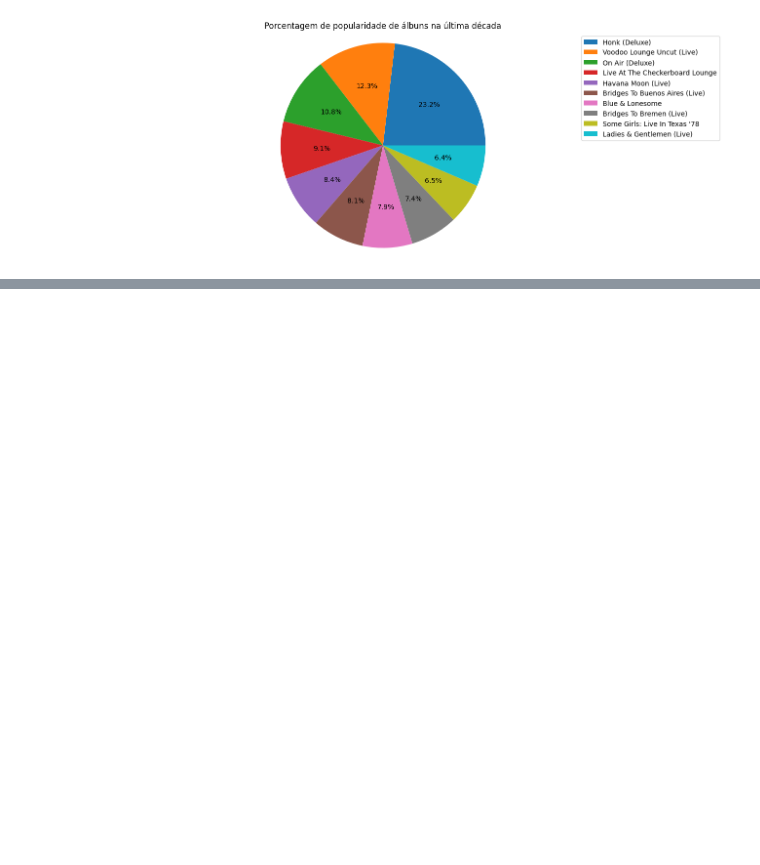
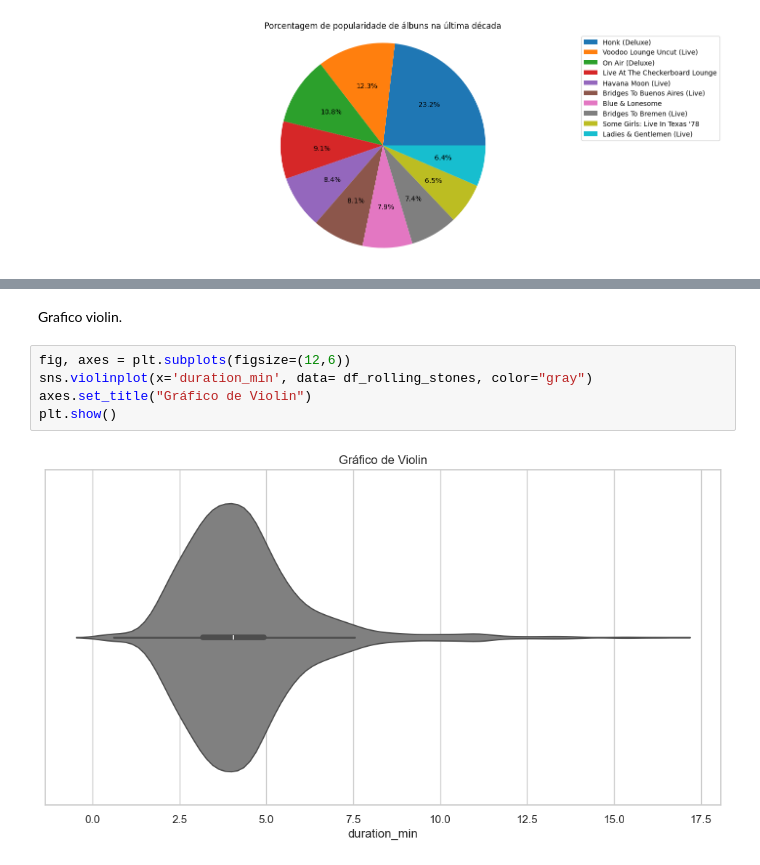
Before and after one commit to CorsiIsa/PosTech-Machine_Learng_And_Times_Series, a Jupyter notebook: analise_exploratoria.ipynb, the cells around one changed output, grey strips where cells are left out. Saved outputs shown, nothing was run; the diff lists cells and outputs as text; blank space fills up the shorter version.

```diff
--- a/analise_exploratoria.ipynb
+++ b/analise_exploratoria.ipynb
@@ -253,0 +269,9 @@ plt.show()
+# %% [markdown]
+Grafico violin.
+# %%
+fig, axes = plt.subplots(figsize=(12,6))
+sns.violinplot(x='duration_min', data= df_rolling_stones, color="gray")
+axes.set_title("Gráfico de Violin")
+plt.show()
+# %% [output]
+[figure, added]
```
Also changed, not shown: parts of 22 cells of this notebook.
